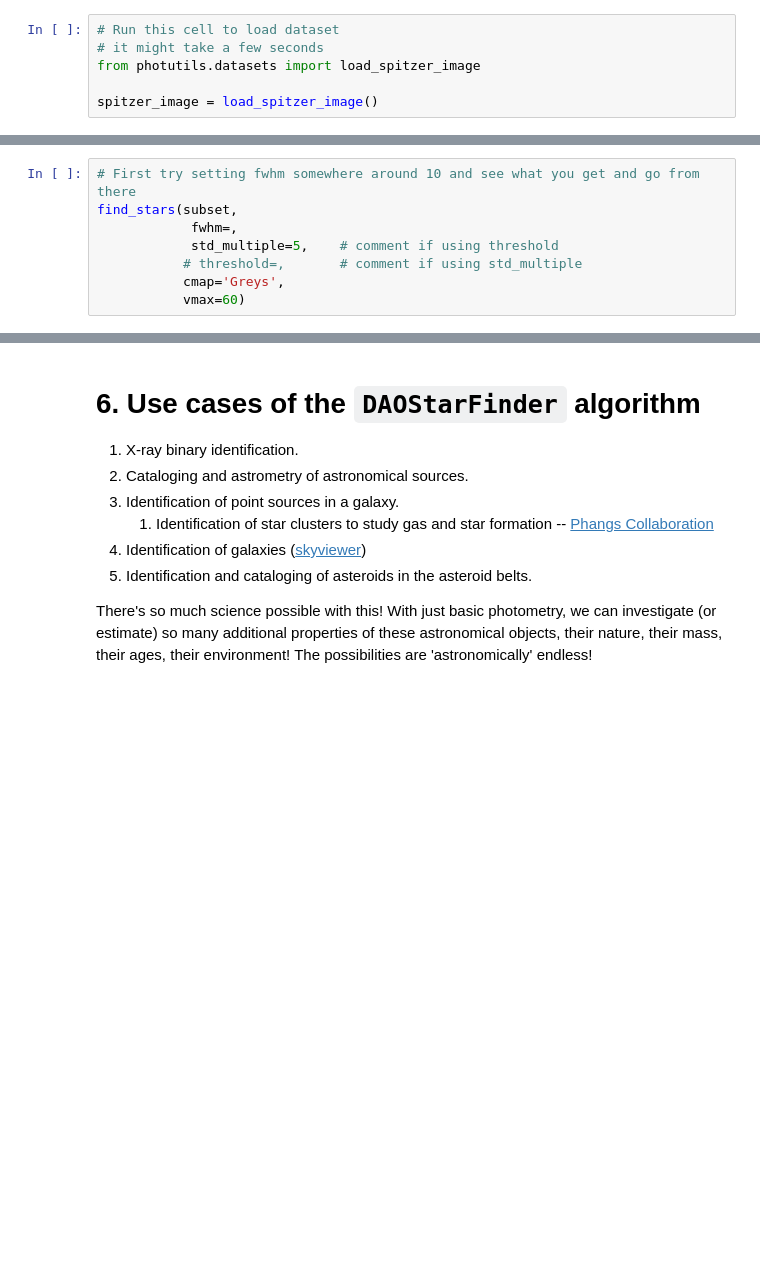
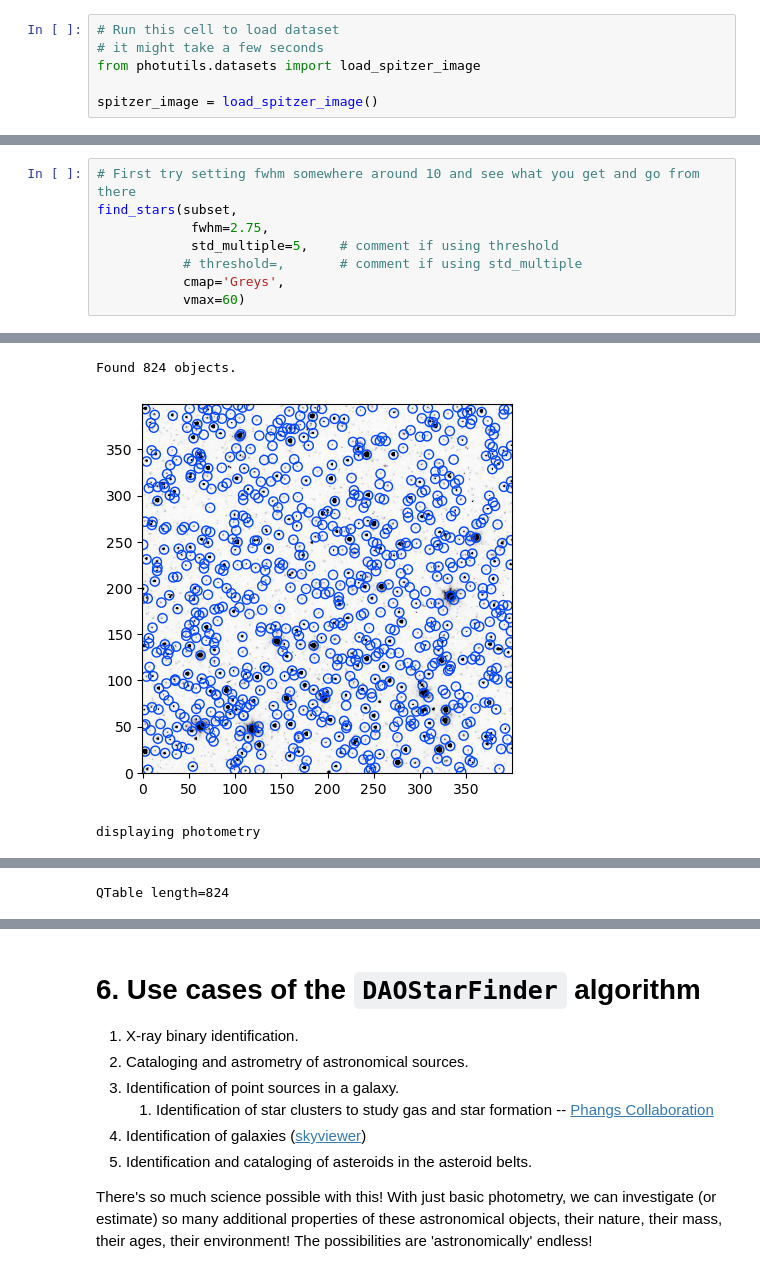
Before and after one commit to devkhullar/LetsFindStars, a Jupyter notebook: FindStars.ipynb, the cells around one changed output, grey strips where cells are left out. Cells and saved outputs as stored; diff of their text form; blank space fills up the shorter version.

```diff
--- a/FindStars.ipynb
+++ b/FindStars.ipynb
@@ -316,8 +392,9 @@ plt.show()
 # %%
 # First try setting fwhm somewhere around 10 and see what you get and go from there
 find_stars(subset,
-            fwhm=,
+            fwhm=2.75,
             std_multiple=5,    # comment if using threshold
            # threshold=,       # comment if using std_multiple
            cmap='Greys',
            vmax=60)
+# %% [output]
@@ -323,0 +402,3 @@ find_stars(subset,
+Found 824 objects.
+[figure, added]
+displaying photometry
@@ -323,0 +406 @@ find_stars(subset,
+QTable length=824
```
Also changed, not shown: parts of 18 cells of this notebook.
